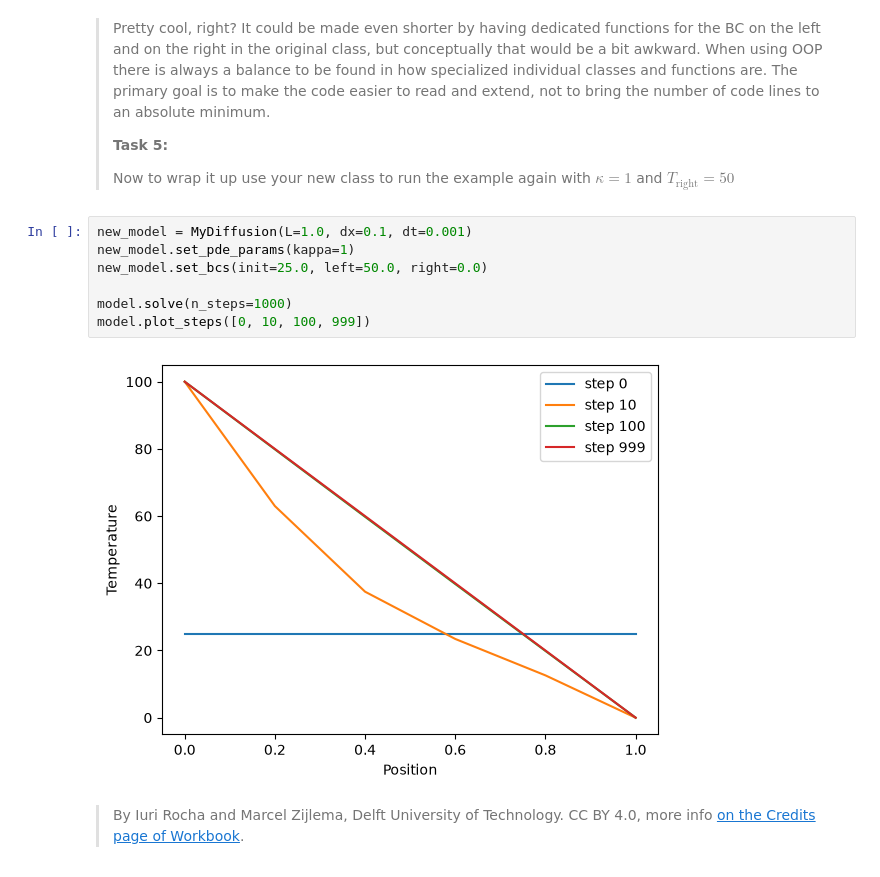
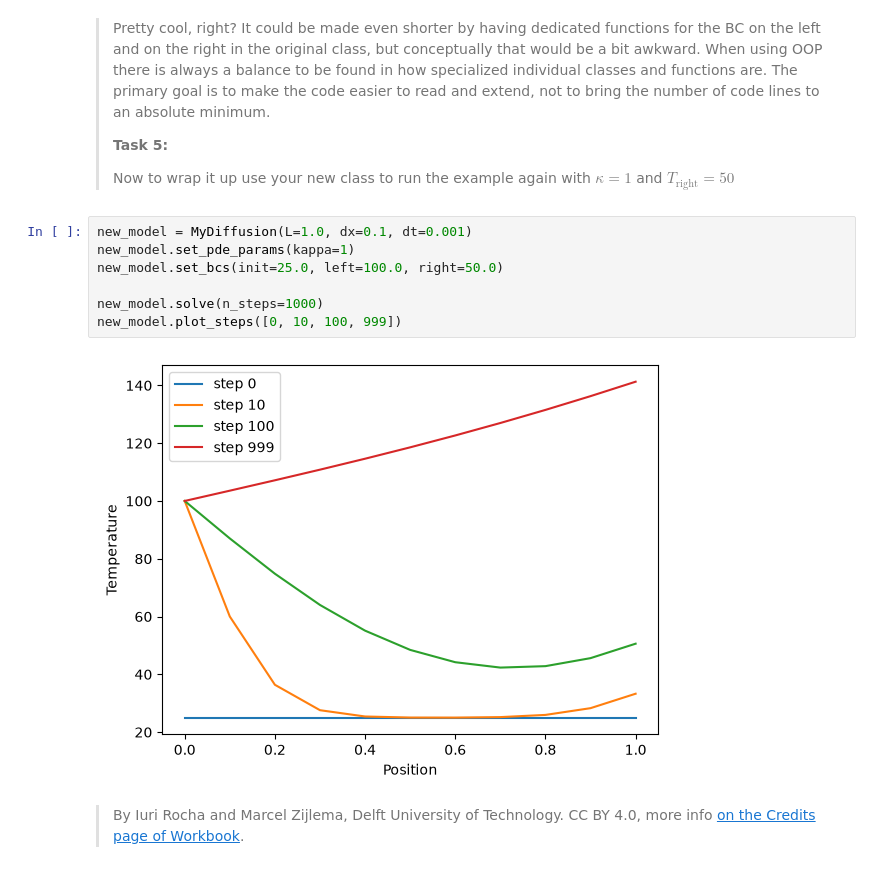
Before and after one commit to Robinjovl/PA2.1, a Jupyter notebook: 2_oop.ipynb, the cells around one changed output. Cells and saved outputs as stored; diff of their text form.

```diff
--- a/2_oop.ipynb
+++ b/2_oop.ipynb
@@ -124,11 +128,11 @@ class MyDiffusion (Diffusion):
 # %%
 new_model = MyDiffusion(L=1.0, dx=0.1, dt=0.001)
 new_model.set_pde_params(kappa=1)
-new_model.set_bcs(init=25.0, left=50.0, right=0.0)
+new_model.set_bcs(init=25.0, left=100.0, right=50.0)
 
-model.solve(n_steps=1000)
-model.plot_steps([0, 10, 100, 999])
+new_model.solve(n_steps=1000)
+new_model.plot_steps([0, 10, 100, 999])
 # %% [output]
-[figure, old version]
+[figure, new version]
 # %% [markdown]
 > By Iuri Rocha and Marcel Zijlema, Delft University of Technology. CC BY 4.0, more info [on the Credits page of Workbook](https://mude.citg.tudelft.nl/workbook-2025/credits.html).
```
Also changed, not shown: parts of 2 cells of this notebook.
